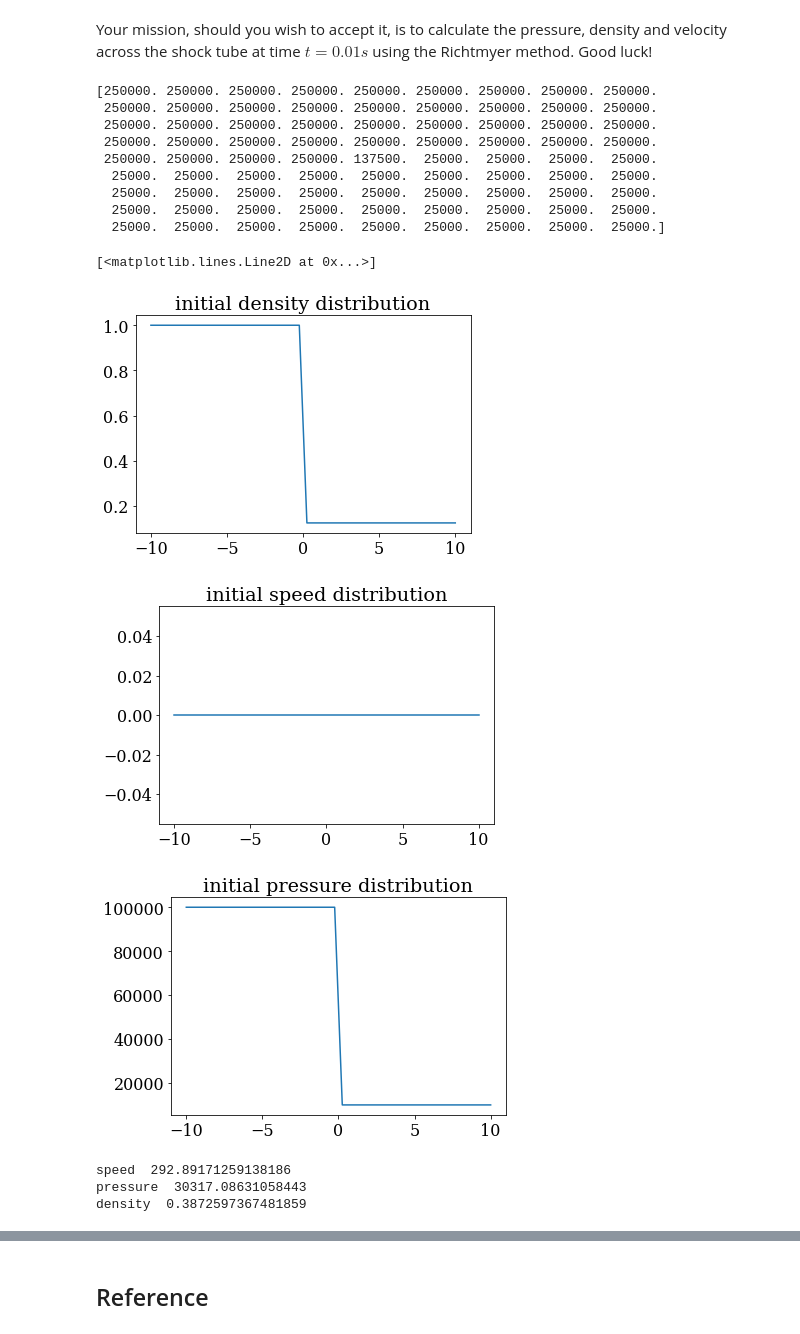
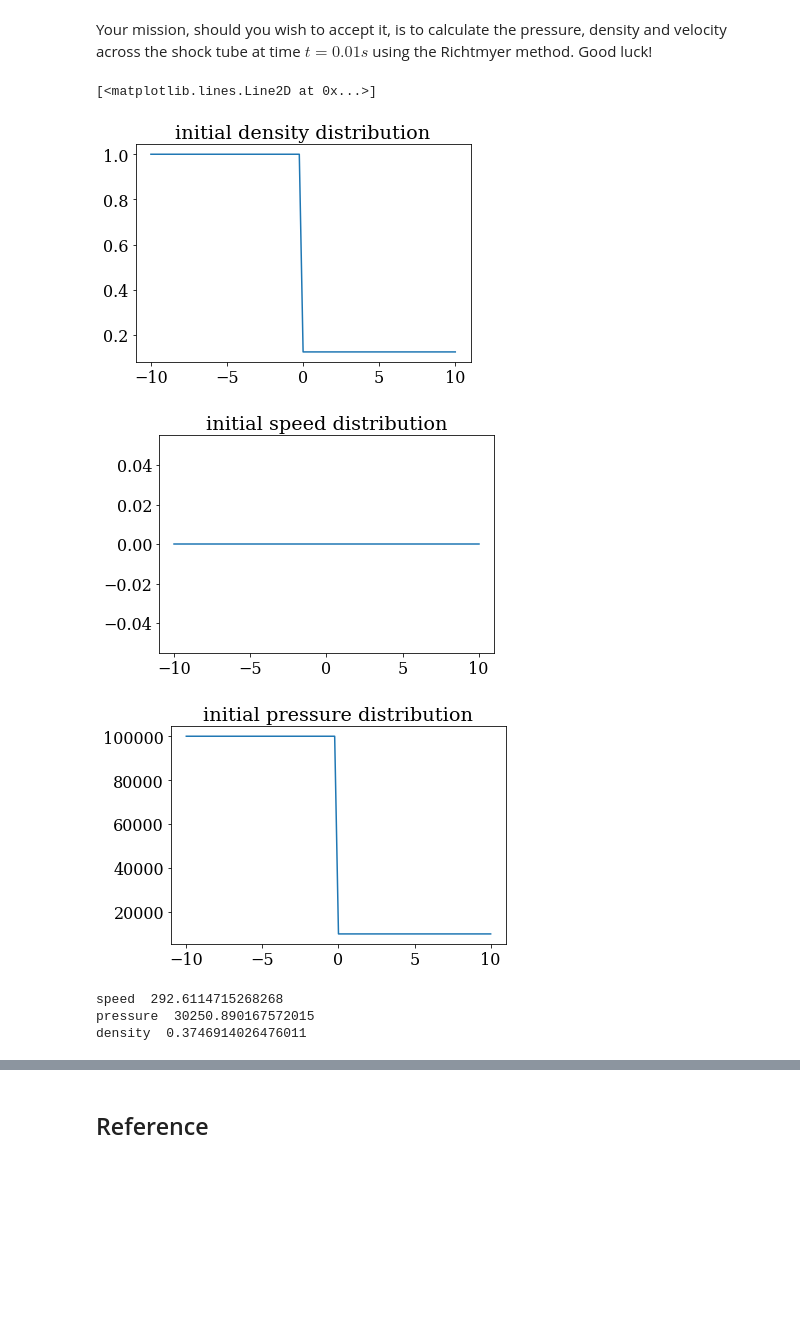
Before and after one commit to NoeDurandard/first_repo-1, a Jupyter notebook: numerical-mooc/working/03_wave/03_05_Sods_Shock_Tube.ipynb, the cells around one changed output, grey strips where cells are left out. Drawn from its saved outputs; the diff is of its cells as text; code cells hidden in the pictures; blank space fills up the shorter version.

```diff
--- a/numerical-mooc/working/03_wave/03_05_Sods_Shock_Tube.ipynb
+++ b/numerical-mooc/working/03_wave/03_05_Sods_Shock_Tube.ipynb
@@ -312,50 +312,48 @@ pyplot.rcParams['font.size'] = 16
 # %%
 # Set parameters.
 nx = 81  # number of cells along the tube
 L = 20  # length of the tube
 dx = 0.25  # cell width
-dt=0.002
-nt=int(0.01/dt)+1
 gamma=1.4
+dt=0.0002
 
 x=numpy.linspace(-L/2,L/2,nx)
 #Initial condition left of the membrane
 ICL=[1.0, #rho density
     0,    #u velocity
     100*10**3]  #p pressure
 #Initial conditions right of the membrane
 ICR=[0.125,
     0,
     10*10**3]
+
+
+#mon erreur était ici, pour les conditions initiales, j'avais mis comme valeur
+#pour x=0 la valeur moyenne entre la partie gauche et la partie droite
+#j'ai aussi essayé avec la différence entre les deux
+#en fait il suffisait simplement de faire démarrer la partie de droite à x=0
+
 maskL=numpy.where(x<0)
-maskR=numpy.where(x>0)
+maskR=numpy.where(x>=0)
 u0=numpy.empty((3,nx))
+#on implémente les conditions initiales
 u0[:,maskL]=[[numpy.ones(len(maskL[0]))*ICL[0]],[numpy.zeros(len(maskL[0]))],[numpy.ones(len(maskL[0]))*(ICL[2]/(gamma-1))]]
 u0[:,maskR]=[[numpy.ones(len(maskR[0]))*ICR[0]],[numpy.zeros(len(maskR[0]))],[numpy.ones(len(maskR[0]))*(ICR[2]/(gamma-1))]]
-u0[:,40]=(u0[:,1]+u0[:,-1])/2
+
 pyplot.figure()
 pyplot.title('initial density distribution')
 pyplot.plot(x,u0[0,:])
 pyplot.figure()
 pyplot.title('initial speed distribution')
 pyplot.plot(x,numpy.zeros(nx))
 pyplot.figure()
 pyplot.title('initial pressure distribution')
 pyplot.plot(x,((gamma-1)*(u0[2,:])))
 # %% [output]
-[250000. 250000. 250000. 250000. 250000. 250000. 250000. 250000. 250000.
- 250000. 250000. 250000. 250000. 250000. 250000. 250000. 250000. 250000.
- 250000. 250000. 250000. 250000. 250000. 250000. 250000. 250000. 250000.
- 250000. 250000. 250000. 250000. 250000. 250000. 250000. 250000. 250000.
- 250000. 250000. 250000. 250000. 137500.  25000.  25000.  25000.  25000.
-  25000.  25000.  25000.  25000.  25000.  25000.  25000.  25000.  25000.
-  25000.  25000.  25000.  25000.  25000.  25000.  25000.  25000.  25000.
-  25000.  25000.  25000.  25000.  25000.  25000.  25000.  25000.  25000.
-  25000.  25000.  25000.  25000.  25000.  25000.  25000.  25000.  25000.]
+[<matplotlib.lines.Line2D at 0x...>]
-[<matplotlib.lines.Line2D at 0x...>]
-[figure, old version]
+[figure, new version]
 [figure]
-[figure, old version]
+[figure, new version]
 # %%
 #compute the f vector at a given time
 def f_vector(u_vector,gamma):
@@ -415,6 +413,6 @@ print("pressure ", (gamma-1)*(u_hist[nt][2,l]-u_hist[nt][1,l]**2/(2*u_hist[nt][0
 #densité à 2.5m, à t=0.01s
 print("density ",u_hist[nt][0,l])
 # %% [output]
-speed  292.89171259138186
-pressure  30317.08631058443
-density  0.3872597367481859
+speed  292.6114715268268
+pressure  30250.890167572015
+density  0.3746914026476011
```
Also changed, not shown: parts of 7 cells of this notebook, 3 other files.
